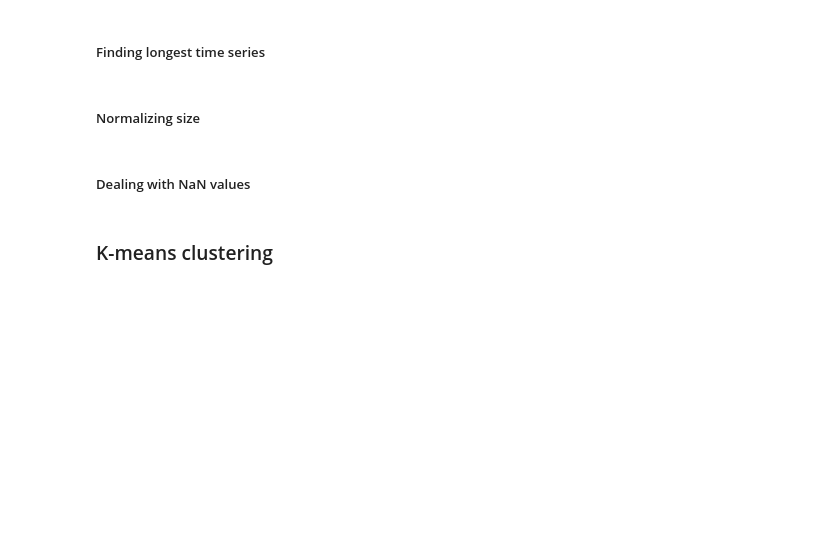
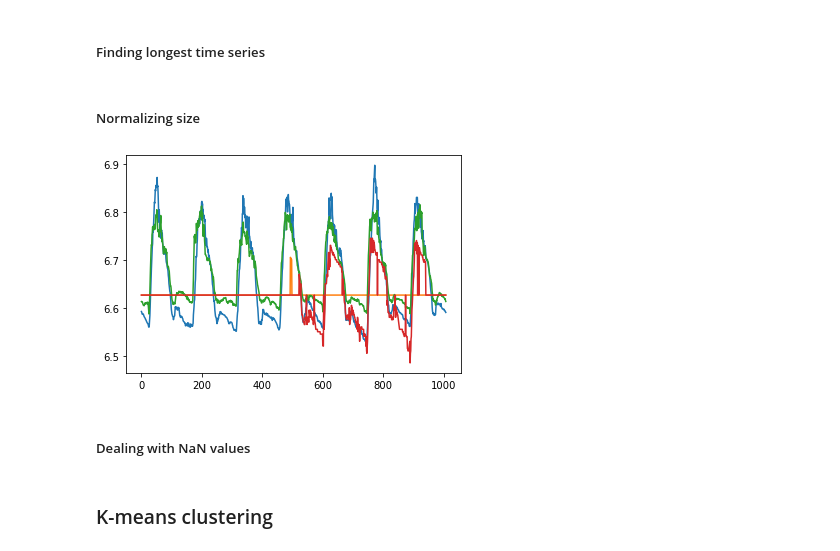
Before and after one commit to EliasGaliounas/BatteryDevBBoxx, a Jupyter notebook: notebooks/Multivariate Time Series Clustering.ipynb, the cells around one changed output. Drawn from its saved outputs; the diff is of its cells as text; code cells hidden in the pictures; blank space fills up the shorter version.

```diff
--- a/notebooks/Multivariate Time Series Clustering.ipynb
+++ b/notebooks/Multivariate Time Series Clustering.ipynb
@@ -58,8 +192,8 @@ data = data.loc[(data.index > pd.Timestamp(begin_dt)) & (data.index < pd.Timesta
 # %%
 bat_df = []  # List to store every battery dataframe
 
-for i in range(len(data.battery_id.unique())):
-    bat_df.append(data.loc[data.battery_id == i][variables_to_analyse])  # Storing specific battery id dataframe
+for i in range(len(df1.battery_id.unique())):
+    bat_df.append(df1.loc[df1.battery_id == i][variables_to_analyse])  # Storing specific battery id dataframe
 # %% [markdown]
 #### Standardizing size
 # %% [markdown]
@@ -74,12 +208,15 @@ for series in bat_df:
         longest_series = series
 # %% [markdown]
 ##### Normalizing size
+# %%
+longest_series = longest_series.reset_index(drop=True)
 # %%
 problems_index = []  # Finding battery indexes that need to be re-indexed to the longest time serie
 
-for i in range(len(bat_df)):
+for i in range(1, len(bat_df)):
     # Time series that aren't as long as the largest one need to be reindexed
     if len(bat_df[i]) != max_len:
         problems_index.append(i)
         # Values are reindexed to the nearest (1 min tolerance) time index of the longest time serie
-        bat_df[i] = bat_df[i].reindex(index=longest_series.index, method='nearest', tolerance='1min')
+        bat_df[i] = bat_df[i].reset_index(drop=True)
+        bat_df[i] = bat_df[i].reindex(index=longest_series.index, method='nearest')
@@ -86,3 +227,9 @@ for i in range(len(bat_df)):
+# %%
+plt.plot(bat_df[1].battery_voltage)
+plt.plot(bat_df[2].battery_voltage)
+plt.show()
+# %% [output]
+[figure, added]
 # %% [markdown]
 ##### Dealing with NaN values
 # %%
```
Also changed, not shown: parts of 36 cells of this notebook, 1 other file.
